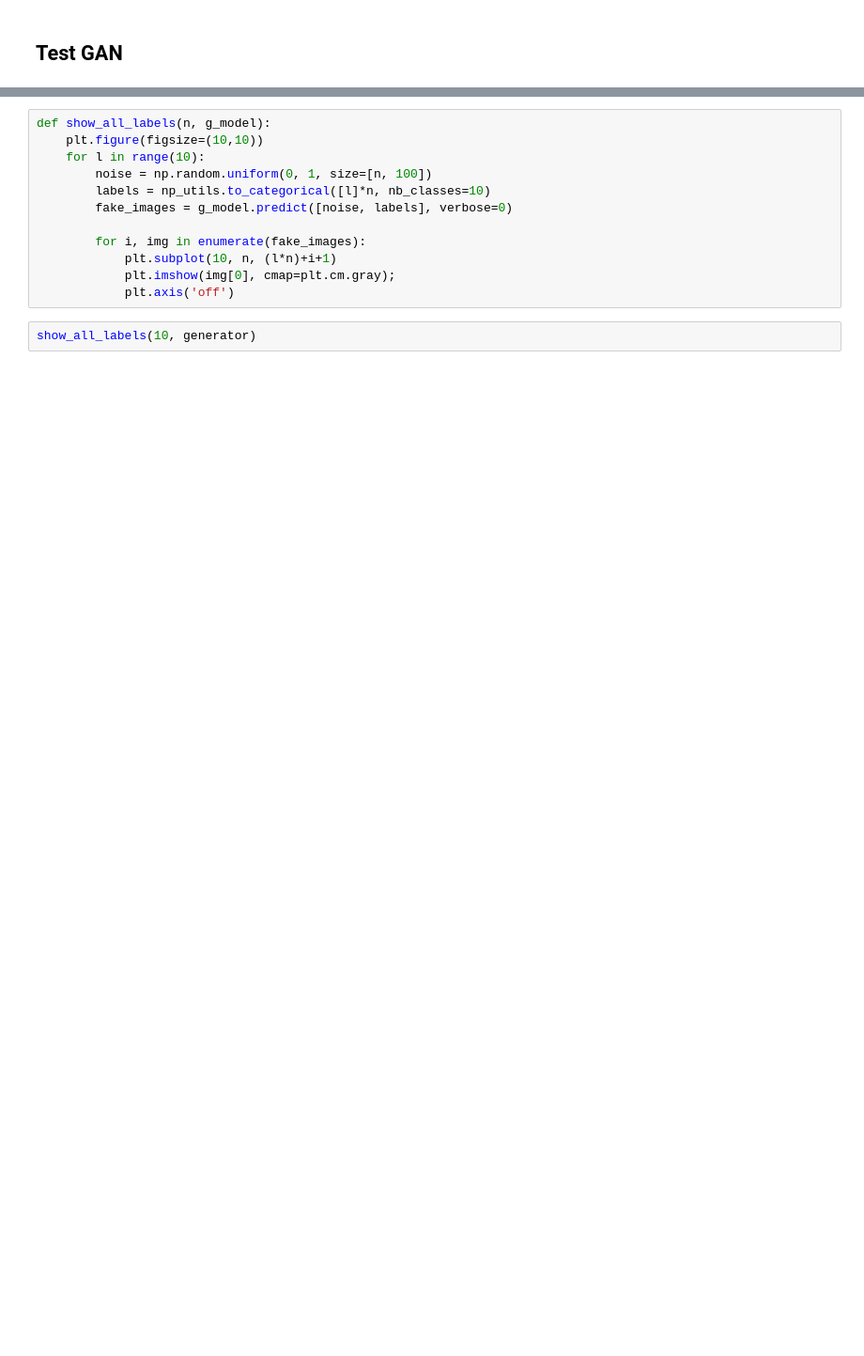
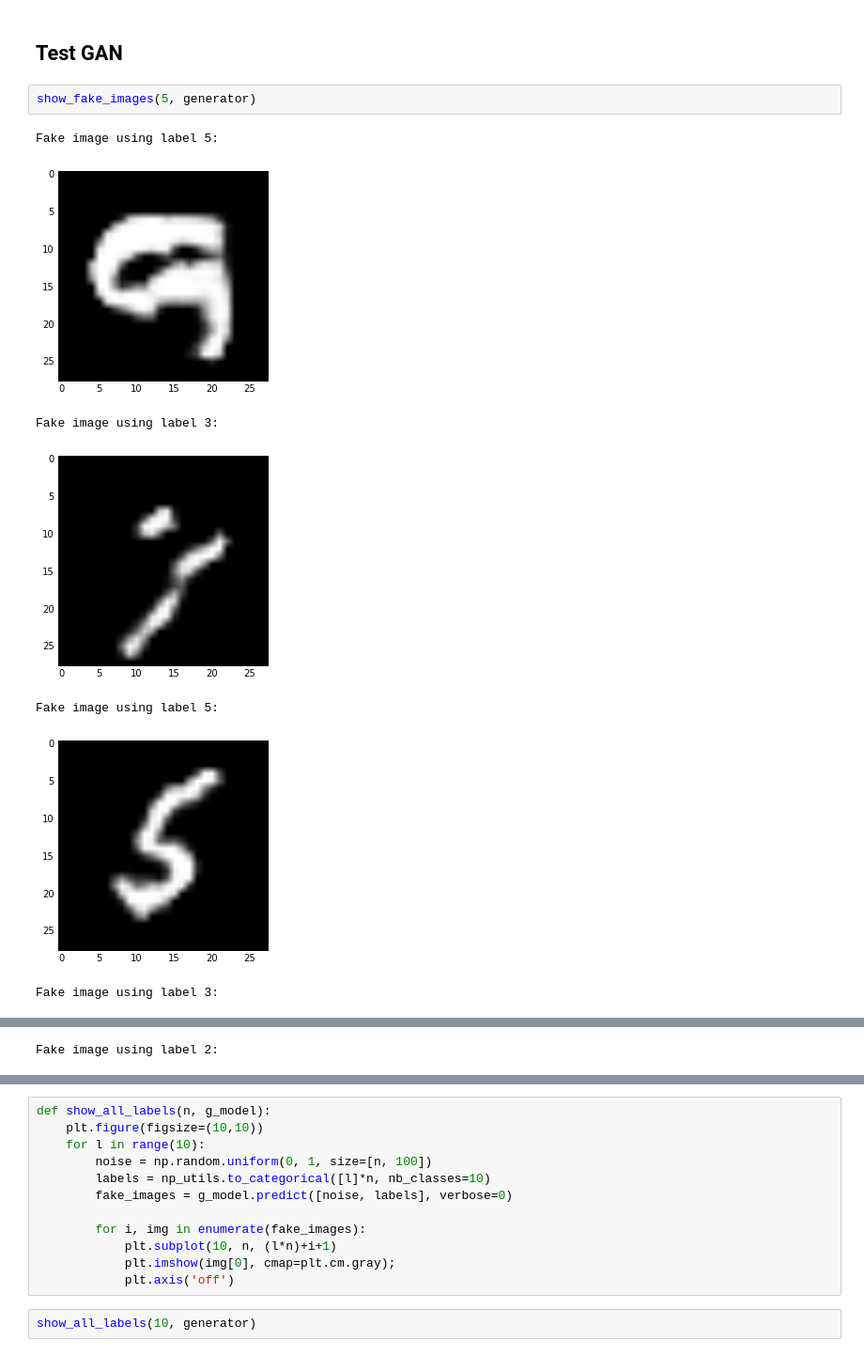
Before and after one commit to angadgill/conditional_cnn_gan, a Jupyter notebook: Class_Conditional_CNN_GAN.ipynb, the cells around one changed output, grey strips where cells are left out. Shown at 94% size. Drawn from its saved outputs; the diff is of its cells as text; blank space fills up the shorter version.

```diff
--- a/Class_Conditional_CNN_GAN.ipynb
+++ b/Class_Conditional_CNN_GAN.ipynb
@@ -312,2 +402,12 @@ train(1000, d_losses, gan_losses)
 # %% [markdown]
 ## Test GAN
+# %%
+show_fake_images(5, generator)
+# %% [output]
+Fake image using label 5:
+[figure, added]
+Fake image using label 3:
+[figure, added]
+Fake image using label 5:
+[figure, added]
+Fake image using label 3:
@@ -313,0 +415 @@ train(1000, d_losses, gan_losses)
+Fake image using label 2:
```
Also changed, not shown: parts of 15 cells of this notebook.
